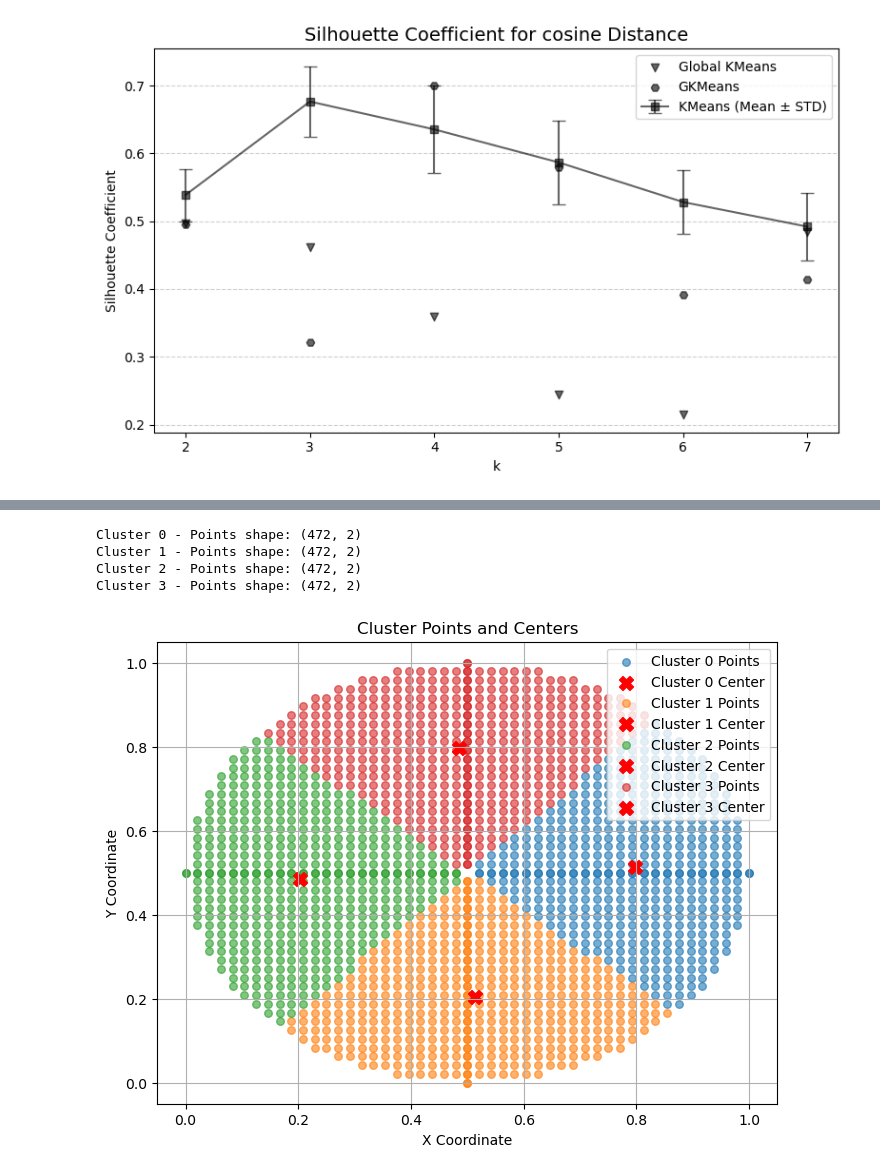
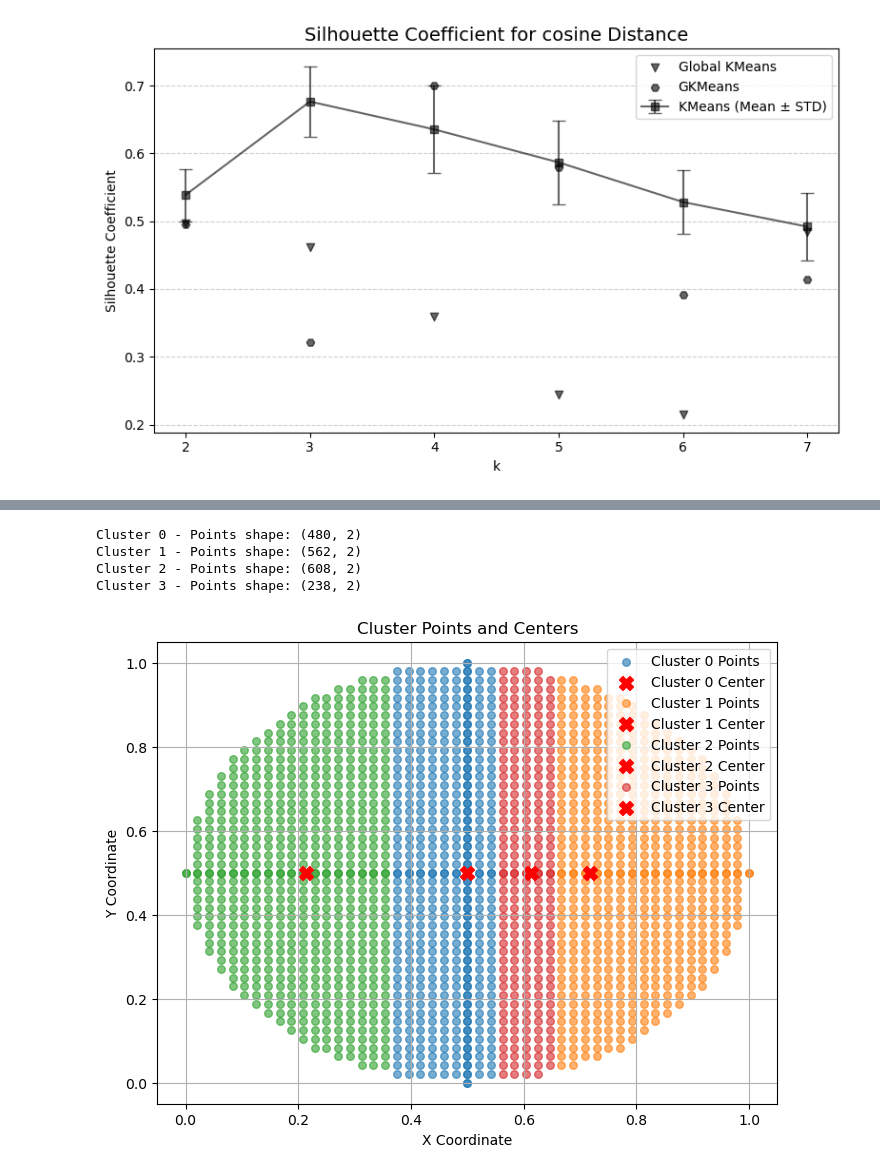
Before and after one commit to Bernat-C/Clustering-Analysis, a Jupyter notebook: testing_xavier2.ipynb, the cells around one changed output, grey strips where cells are left out. Saved outputs shown, nothing was run; the diff lists cells and outputs as text; code cells hidden in the pictures.

```diff
--- a/testing_xavier2.ipynb
+++ b/testing_xavier2.ipynb
@@ -232,9 +230,9 @@ clusters = run_kmeans(np.array(X), n_clusters=k, init=None, distance=distance, m
-# %%
-from utils import plot_clusters
-plot_clusters(clusters)
-# %% [output]
-Cluster 0 - Points shape: (472, 2)
-Cluster 1 - Points shape: (472, 2)
-Cluster 2 - Points shape: (472, 2)
-Cluster 3 - Points shape: (472, 2)
-[figure, removed]
+# %%
+clusters = run_global_kmeans(np.array(X), max_clusters=k, distance=distance)
+plot_clusters(clusters)
+# %% [output]
+Cluster 0 - Points shape: (480, 2)
+Cluster 1 - Points shape: (562, 2)
+Cluster 2 - Points shape: (608, 2)
+Cluster 3 - Points shape: (238, 2)
+[figure, added]
```
Also changed, not shown: parts of 6 cells of this notebook, 9 other files.
